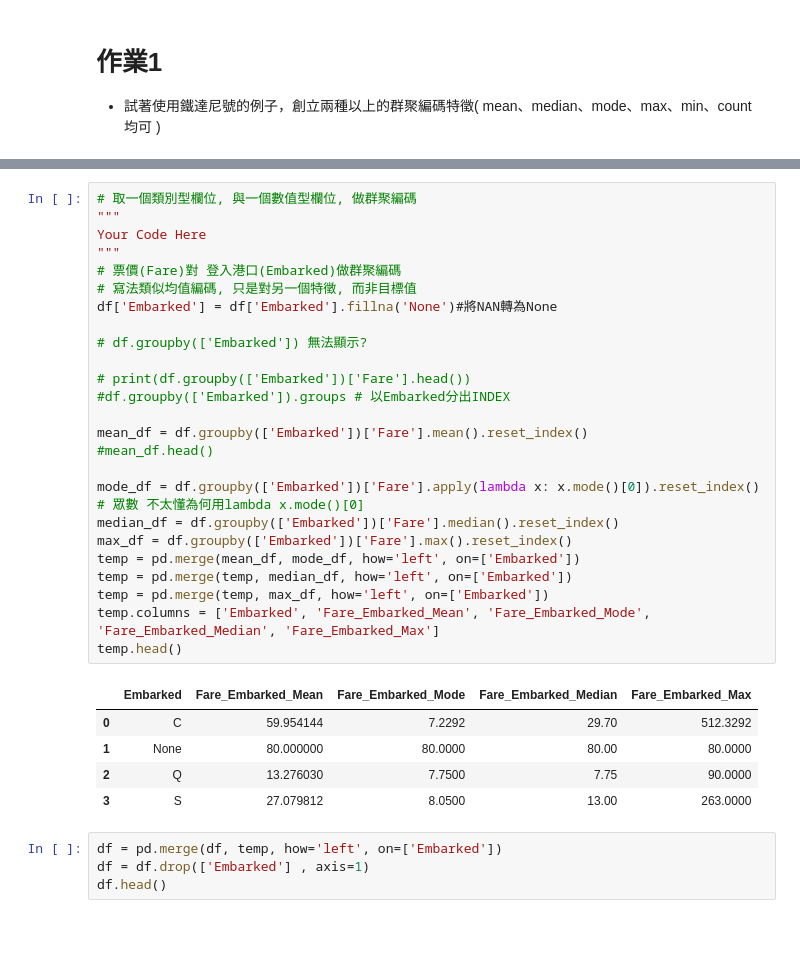
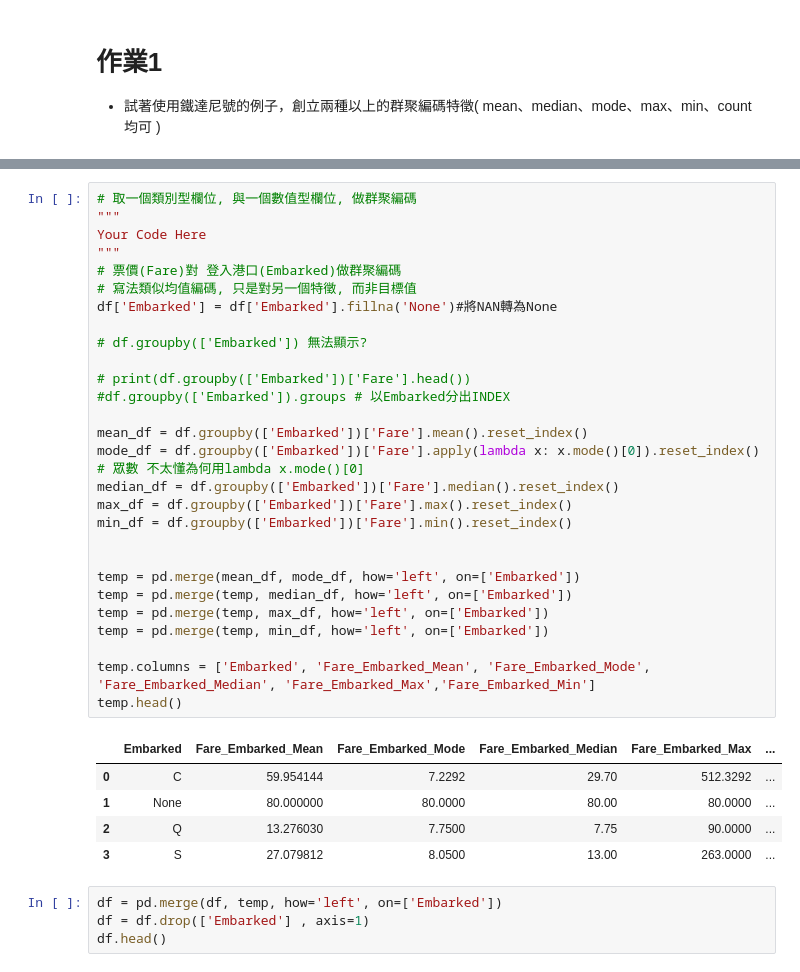
Before and after one commit to csongs/4th-ML100Days, a Jupyter notebook: homework/HW29/Day_029_HW.ipynb, the cells around one changed output, grey strips where cells are left out. Cells and saved outputs as stored; diff of their text form; blank space fills up the shorter version.

```diff
--- a/homework/HW29/Day_029_HW.ipynb
+++ b/homework/HW29/Day_029_HW.ipynb
@@ -37,34 +37,37 @@ df.head()
 # %%
 # 取一個類別型欄位, 與一個數值型欄位, 做群聚編碼
 """
 Your Code Here
 """
 # 票價(Fare)對 登入港口(Embarked)做群聚編碼
 # 寫法類似均值編碼, 只是對另一個特徵, 而非目標值
 df['Embarked'] = df['Embarked'].fillna('None')#將NAN轉為None
 
 # df.groupby(['Embarked']) 無法顯示?
 
 # print(df.groupby(['Embarked'])['Fare'].head())
 #df.groupby(['Embarked']).groups # 以Embarked分出INDEX
 
 mean_df = df.groupby(['Embarked'])['Fare'].mean().reset_index()
-#mean_df.head()
-
 mode_df = df.groupby(['Embarked'])['Fare'].apply(lambda x: x.mode()[0]).reset_index() # 眾數 不太懂為何用lambda x.mode()[0]
 median_df = df.groupby(['Embarked'])['Fare'].median().reset_index()
 max_df = df.groupby(['Embarked'])['Fare'].max().reset_index()
+min_df = df.groupby(['Embarked'])['Fare'].min().reset_index()
+
+
 temp = pd.merge(mean_df, mode_df, how='left', on=['Embarked'])
 temp = pd.merge(temp, median_df, how='left', on=['Embarked'])
 temp = pd.merge(temp, max_df, how='left', on=['Embarked'])
-temp.columns = ['Embarked', 'Fare_Embarked_Mean', 'Fare_Embarked_Mode', 'Fare_Embarked_Median', 'Fare_Embarked_Max']
+temp = pd.merge(temp, min_df, how='left', on=['Embarked'])
+
+temp.columns = ['Embarked', 'Fare_Embarked_Mean', 'Fare_Embarked_Mode', 'Fare_Embarked_Median', 'Fare_Embarked_Max','Fare_Embarked_Min']
 temp.head()
 # %% [output]
-|  | Embarked | Fare_Embarked_Mean | Fare_Embarked_Mode | Fare_Embarked_Median | Fare_Embarked_Max |
-| 0 | C | 59.954144 | 7.2292 | 29.70 | 512.3292 |
-| 1 | None | 80.000000 | 80.0000 | 80.00 | 80.0000 |
-| 2 | Q | 13.276030 | 7.7500 | 7.75 | 90.0000 |
-| 3 | S | 27.079812 | 8.0500 | 13.00 | 263.0000 |
+|  | Embarked | Fare_Embarked_Mean | Fare_Embarked_Mode | Fare_Embarked_Median | Fare_Embarked_Max | ... |
+| 0 | C | 59.954144 | 7.2292 | 29.70 | 512.3292 | ... |
+| 1 | None | 80.000000 | 80.0000 | 80.00 | 80.0000 | ... |
+| 2 | Q | 13.276030 | 7.7500 | 7.75 | 90.0000 | ... |
+| 3 | S | 27.079812 | 8.0500 | 13.00 | 263.0000 | ... |
 # %%
 df = pd.merge(df, temp, how='left', on=['Embarked'])
 df = df.drop(['Embarked'] , axis=1)
```
Also changed, not shown: parts of 4 cells of this notebook, 6 other files.
